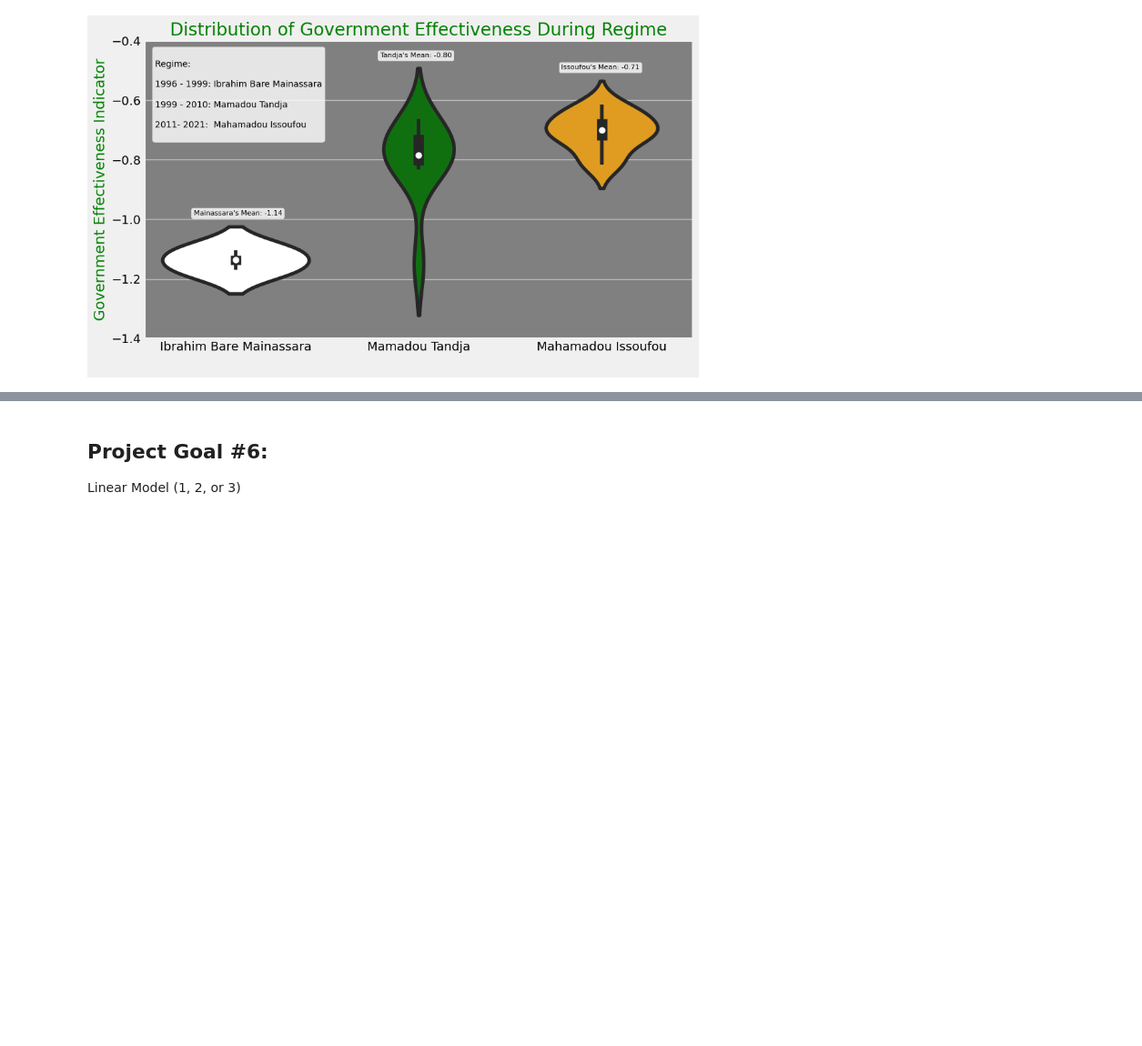
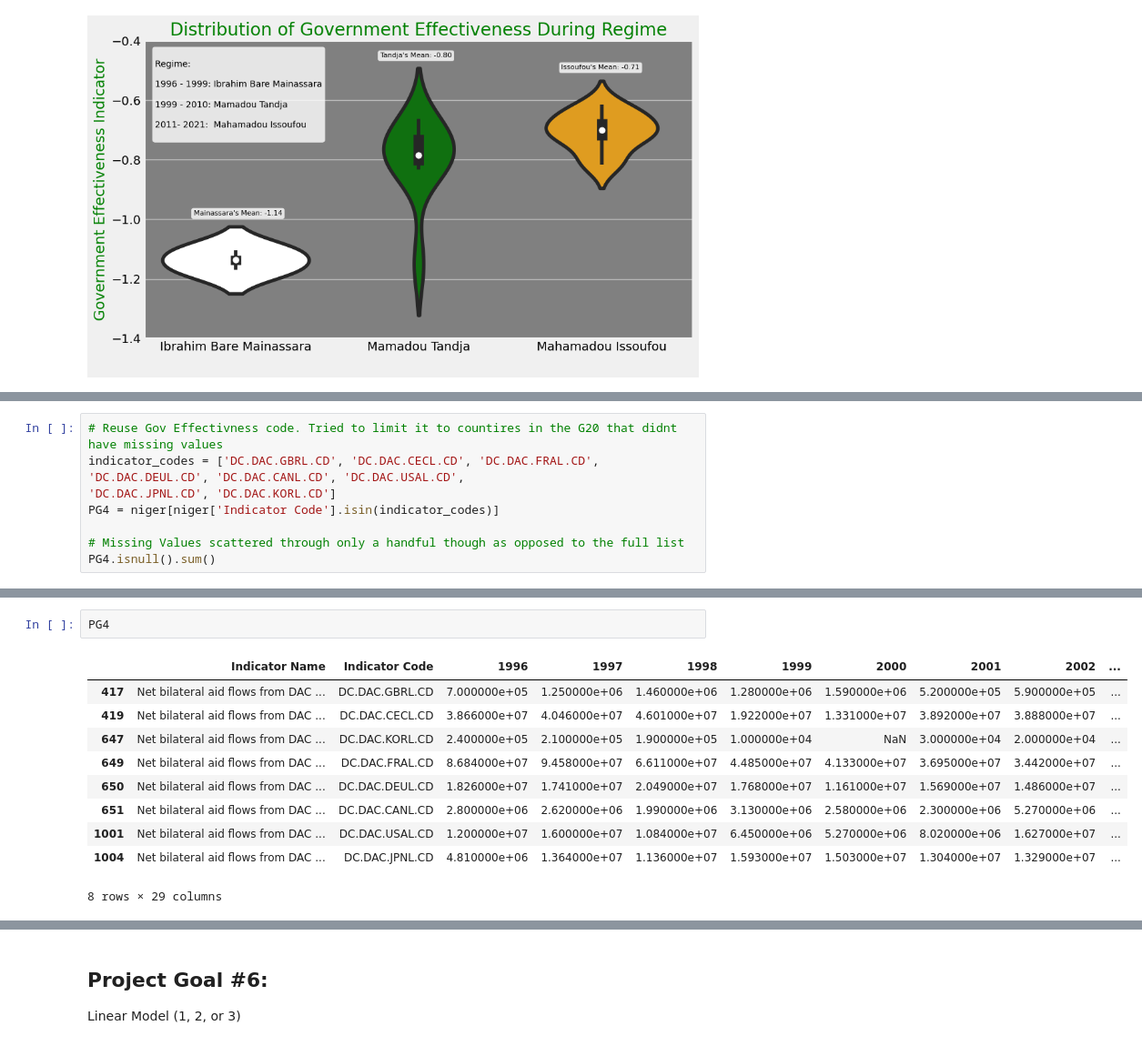
Before and after one commit to joelphimes/Niger-Political-Shift-Examination, a Jupyter notebook: notebooks/work.ipynb, the cells around one changed output, grey strips where cells are left out. Shown: that part at 91% size. Cells and saved outputs as stored; diff of their text form; blank space fills up the shorter version.

```diff
--- a/notebooks/work.ipynb
+++ b/notebooks/work.ipynb
@@ -561,0 +447,8 @@ Hypo test (1, 2, 3, 4, or 5)
+# %%
+# Reuse Gov Effectivness code. Tried to limit it to countires in the G20 that didnt have missing values
+indicator_codes = ['DC.DAC.GBRL.CD', 'DC.DAC.CECL.CD', 'DC.DAC.FRAL.CD', 'DC.DAC.DEUL.CD', 'DC.DAC.CANL.CD', 'DC.DAC.USAL.CD',
+'DC.DAC.JPNL.CD', 'DC.DAC.KORL.CD']
+PG4 = niger[niger['Indicator Code'].isin(indicator_codes)]
+
+# Missing Values scattered through only a handful though as opposed to the full list
+PG4.isnull().sum()
@@ -561,0 +493,13 @@ Hypo test (1, 2, 3, 4, or 5)
+# %%
+PG4
+# %% [output]
+|  | Indicator Name | Indicator Code | 1996 | 1997 | 1998 | 1999 | 2000 | 2001 | 2002 | ... |
+| 417 | Net bilateral aid flows from DAC ... | DC.DAC.GBRL.CD | 7.000000e+05 | 1.250000e+06 | 1.460000e+06 | 1.280000e+06 | 1.590000e+06 | 5.200000e+05 | 5.900000e+05 | ... |
+| 419 | Net bilateral aid flows from DAC ... | DC.DAC.CECL.CD | 3.866000e+07 | 4.046000e+07 | 4.601000e+07 | 1.922000e+07 | 1.331000e+07 | 3.892000e+07 | 3.888000e+07 | ... |
+| 647 | Net bilateral aid flows from DAC ... | DC.DAC.KORL.CD | 2.400000e+05 | 2.100000e+05 | 1.900000e+05 | 1.000000e+04 | NaN | 3.000000e+04 | 2.000000e+04 | ... |
+| 649 | Net bilateral aid flows from DAC ... | DC.DAC.FRAL.CD | 8.684000e+07 | 9.458000e+07 | 6.611000e+07 | 4.485000e+07 | 4.133000e+07 | 3.695000e+07 | 3.442000e+07 | ... |
+| 650 | Net bilateral aid flows from DAC ... | DC.DAC.DEUL.CD | 1.826000e+07 | 1.741000e+07 | 2.049000e+07 | 1.768000e+07 | 1.161000e+07 | 1.569000e+07 | 1.486000e+07 | ... |
+| 651 | Net bilateral aid flows from DAC ... | DC.DAC.CANL.CD | 2.800000e+06 | 2.620000e+06 | 1.990000e+06 | 3.130000e+06 | 2.580000e+06 | 2.300000e+06 | 5.270000e+06 | ... |
+| 1001 | Net bilateral aid flows from DAC ... | DC.DAC.USAL.CD | 1.200000e+07 | 1.600000e+07 | 1.084000e+07 | 6.450000e+06 | 5.270000e+06 | 8.020000e+06 | 1.627000e+07 | ... |
+| 1004 | Net bilateral aid flows from DAC ... | DC.DAC.JPNL.CD | 4.810000e+06 | 1.364000e+07 | 1.136000e+07 | 1.593000e+07 | 1.503000e+07 | 1.304000e+07 | 1.329000e+07 | ... |
+8 rows × 29 columns
```
Also changed, not shown: parts of 18 cells of this notebook, 10 other files.
